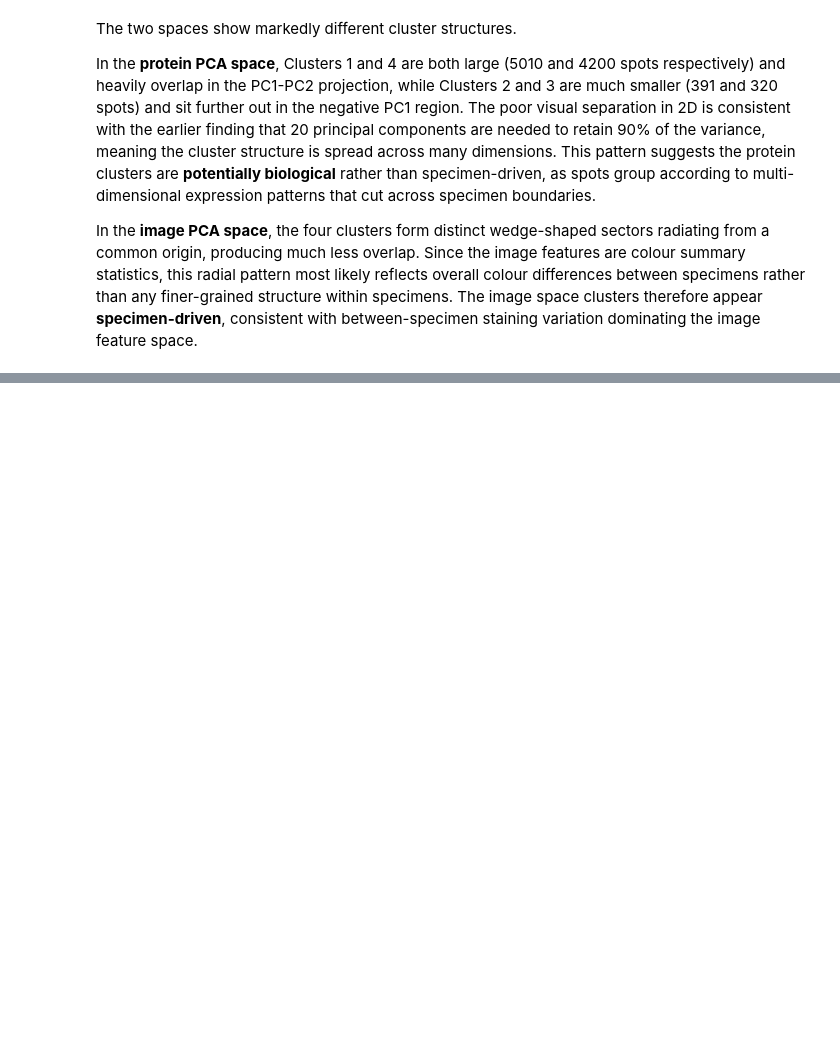
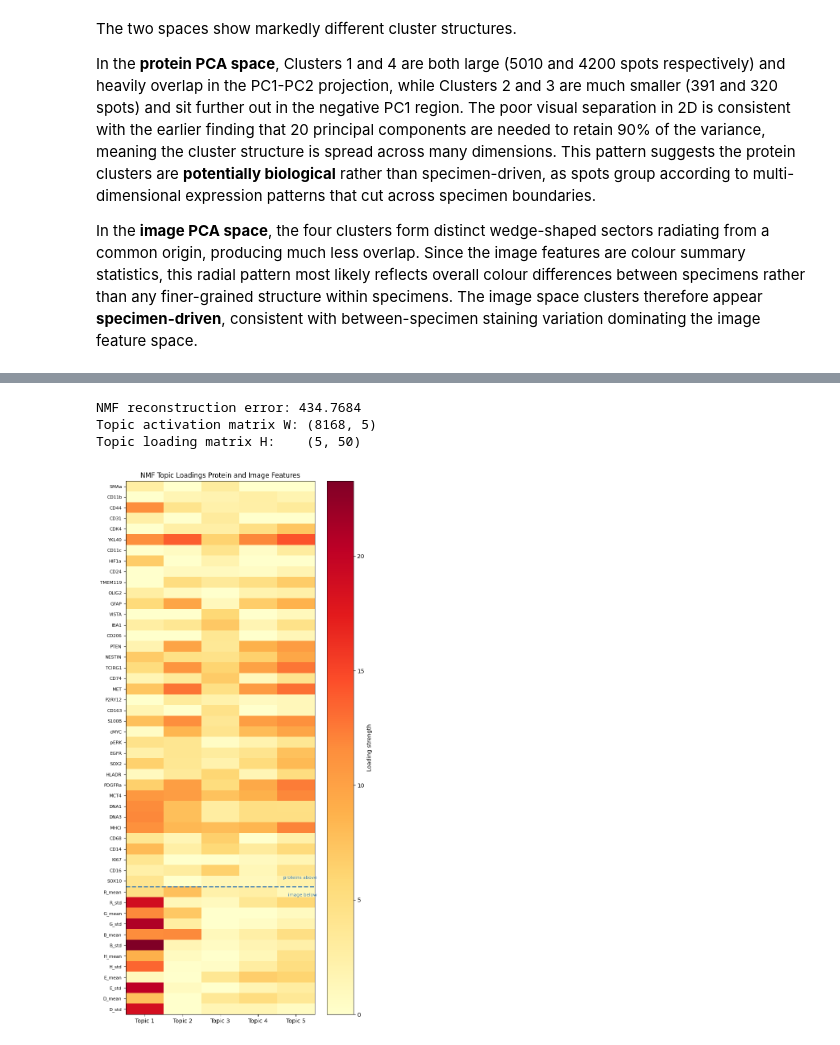
Before and after one commit to yueran-wang-warwick/cs429_assignment2, a Jupyter notebook: CS429_A2_Yueran_Wang.ipynb, the cells around one changed output, grey strips where cells are left out. Cells and saved outputs as stored; diff of their text form; code cells hidden in the pictures; blank space fills up the shorter version.

```diff
--- a/CS429_A2_Yueran_Wang.ipynb
+++ b/CS429_A2_Yueran_Wang.ipynb
@@ -327,0 +394,52 @@ In the **image PCA space**, the four clusters form distinct wedge-shaped sectors
+# %%
+from sklearn.decomposition import NMF
+import numpy as np
+
+# concatenate protein and image features for training set
+X_joint = np.hstack([X_prot_train_scaled, X_img_train_scaled])
+
+# NMF requires non-negative input so shift each column by its minimum
+X_joint_nn = X_joint - X_joint.min(axis=0)
+
+# fit NMF with K=5 topics on the joint training matrix
+K = 5
+nmf_model = NMF(n_components=K, random_state=42, max_iter=500)
+W = nmf_model.fit_transform(X_joint_nn)  # topic activations per spot (N_train x K)
+H = nmf_model.components_               # topic loadings over features (K x 50)
+
+print(f"NMF reconstruction error: {nmf_model.reconstruction_err_:.4f}")
+print(f"Topic activation matrix W: {W.shape}")
+print(f"Topic loading matrix H:    {H.shape}")
+# %% [output]
+NMF reconstruction error: 434.7684
+Topic activation matrix W: (8168, 5)
+Topic loading matrix H:    (5, 50)
+# %%
+import matplotlib.pyplot as plt
+
+# feature names in the same order as the concatenated matrix
+image_feat_names = ['R_mean','R_std','G_mean','G_std','B_mean','B_std',
+                    'H_mean','H_std','E_mean','E_std','D_mean','D_std']
+all_feat_names = protein_names + image_feat_names
+topic_labels = [f'Topic {k+1}' for k in range(K)]
+
+# heatmap of topic loadings: rows = features, columns = topics
+fig, ax = plt.subplots(figsize=(7, 14))
+im = ax.imshow(H.T, aspect='auto', cmap='YlOrRd')
+ax.set_xticks(range(K))
+ax.set_xticklabels(topic_labels, fontsize=10)
+ax.set_yticks(range(len(all_feat_names)))
+ax.set_yticklabels(all_feat_names, fontsize=8)
+
+# separator line between protein features and image features
+ax.axhline(37.5, color='steelblue', linewidth=2, linestyle='--')
+ax.text(K - 0.45, 36.5, 'proteins above', va='top', ha='right', fontsize=8, color='steelblue')
+ax.text(K - 0.45, 38.5, 'image below',    va='bottom', ha='right', fontsize=8, color='steelblue')
+
+plt.colorbar(im, ax=ax, label='Loading strength')
+ax.set_title('NMF Topic Loadings Protein and Image Features')
+plt.tight_layout()
+plt.savefig('output/bonus_nmf_loadings.png', dpi=150, bbox_inches='tight')
+plt.show()
+# %% [output]
+[figure, added]
```
Also changed, not shown: parts of 21 cells of this notebook, 2 other files.
